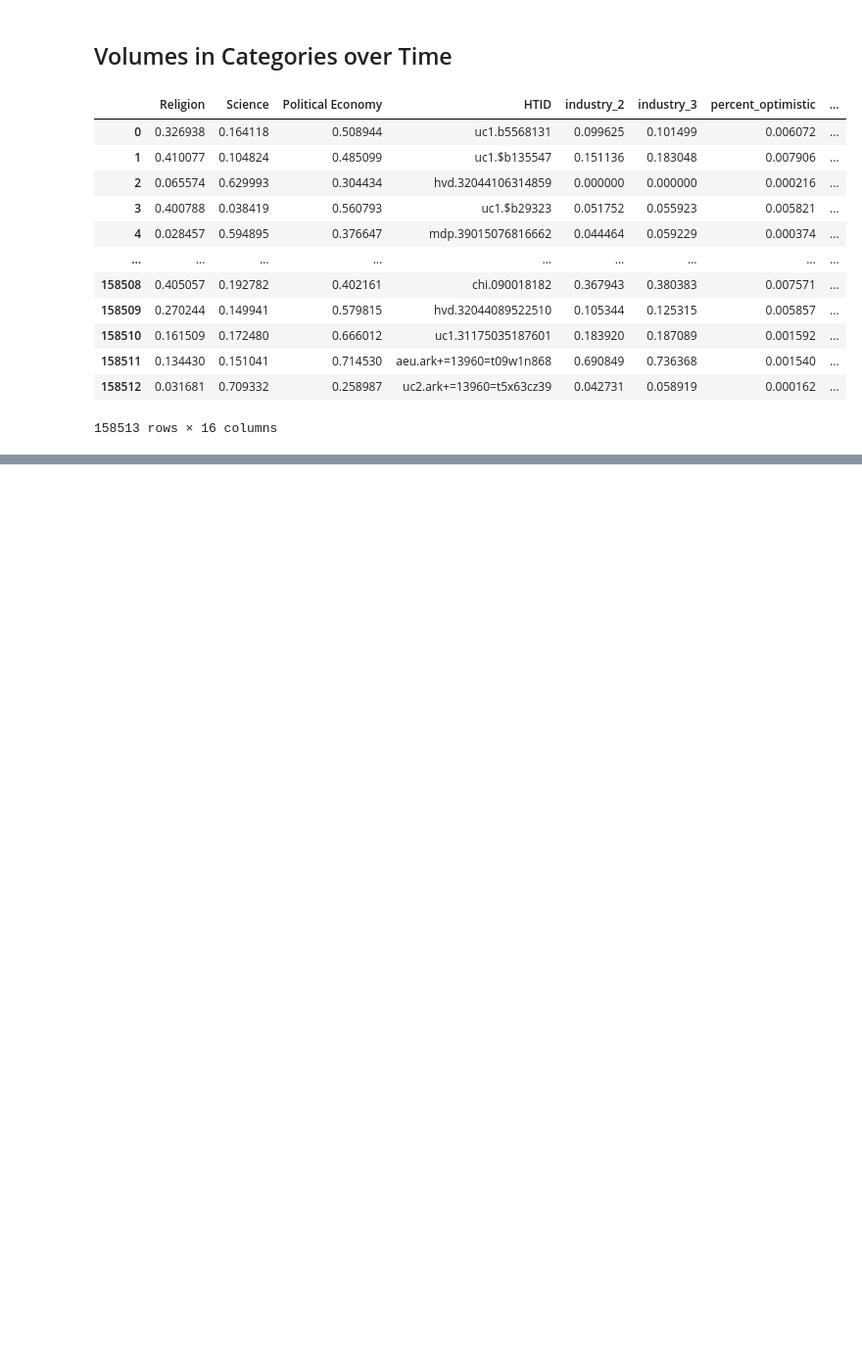
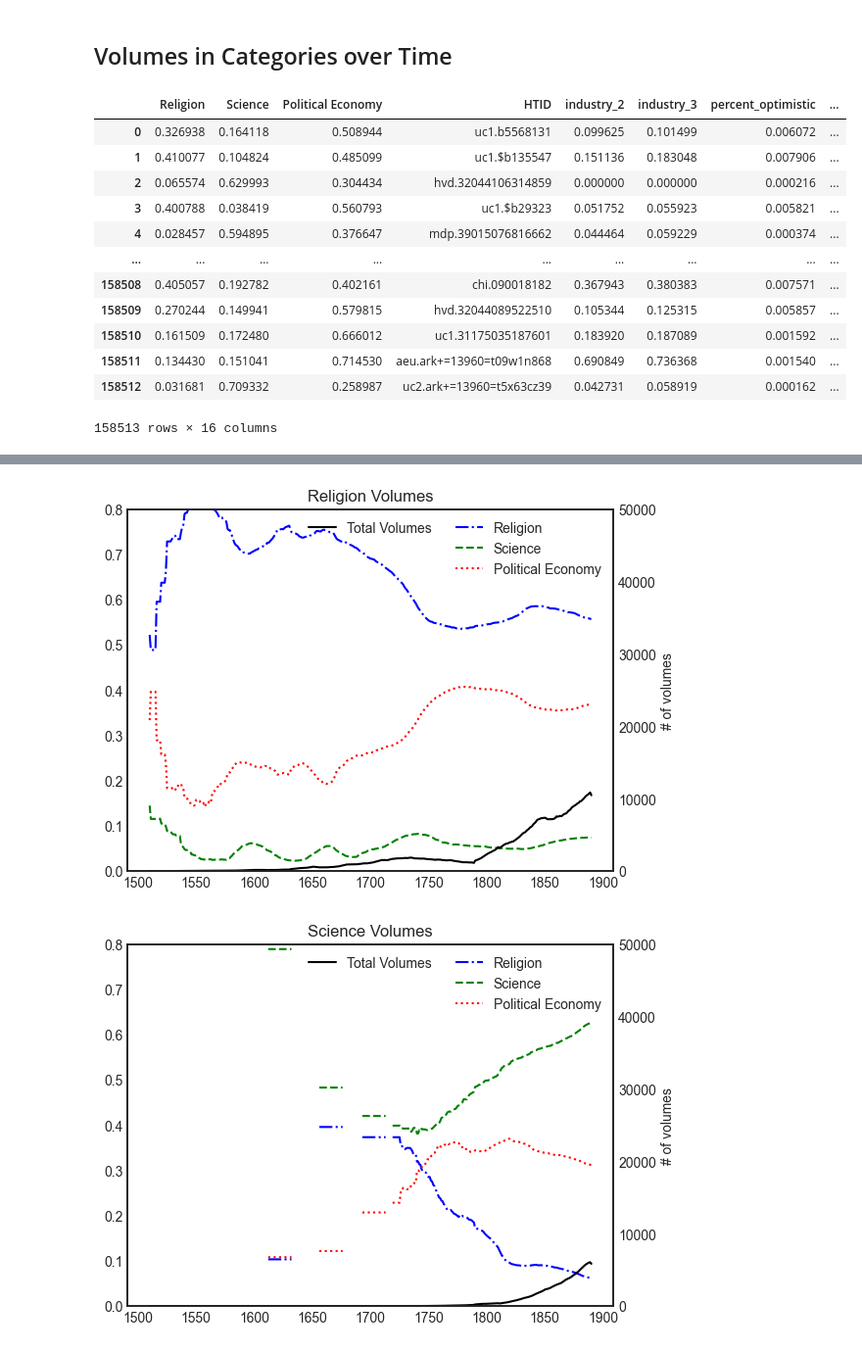
Before and after one commit to austinkennedy/Hathitrust, a Jupyter notebook: code/volume_figures.ipynb, the cells around one changed output, grey strips where cells are left out. Shown at 98% size. Cells and saved outputs as stored; diff of their text form; code cells hidden in the pictures; blank space fills up the shorter version.

Commit message:
Ternary plots and Categories over time

```diff
--- a/code/volume_figures.ipynb
+++ b/code/volume_figures.ipynb
@@ -52,10 +70,17 @@ def category_averages(data, year, category):
     return tmp
-# %%
-categories = ['Religion', 'Science', 'Political Economy']
-
-rel = []
-sci = []
-pol = []
-
-for year in years:
-    df = volumes
+# %%
+volumes_time = {key: [] for key in categories}
+
+volume_count = {}
+moving_volumes = {}
+
+for year in years:
+    df = volumes[(volumes['Year'] >= (year-10)) & (volumes['Year'] <= (year+10))]
+    for category in categories:
+        volumes_time[category].append(category_averages(df, year, category))
+
+    volume_count[year] = len(df)
+    moving_volumes[year] = df
+
+for category in categories:
+    volumes_time[category] = pd.concat(volumes_time[category])
@@ -61,0 +103,23 @@ for year in years:
+# %%
+#Plots
+for category in categories:
+    df = volumes_time[category]
+
+    fig, (ax1) = plt.subplots(1,1)
+    ax1.plot(df['Year'], df['Religion'], color = 'b', label = 'Religion', linestyle = 'dashdot')
+    ax1.plot(df['Year'], df['Science'], color = 'g', label = 'Science', linestyle = 'dashed')
+    ax1.plot(df['Year'], df['Political Economy'], color = 'r', label = 'Political Economy', linestyle = 'dotted')
+    ax1.legend(loc = 'upper right')
+    plt.ylim([0,0.8])
+    ax1.title.set_text(category + ' Volumes')
+
+    ax2 = ax1.twinx()
+    ax2.set_ylabel('# of volumes')
+    ax2.plot(df['Year'], df['Volumes'], color = 'black', label = 'Total Volumes')
+    ax2.legend(loc = 'upper center')
+    plt.ylim([0,50000])
+
+    fig.savefig('../output/volumes_over_time/' + category + '.png', dpi = 200)
+# %% [output]
+[figure, added]
+[figure, added]
```
Also changed, not shown: parts of 12 cells of this notebook, 12 other files.
